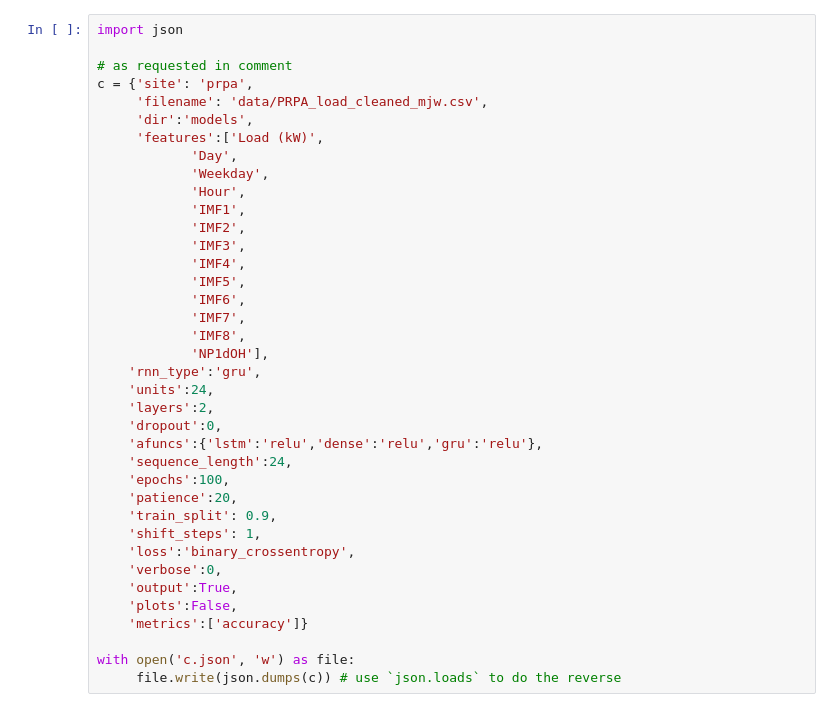
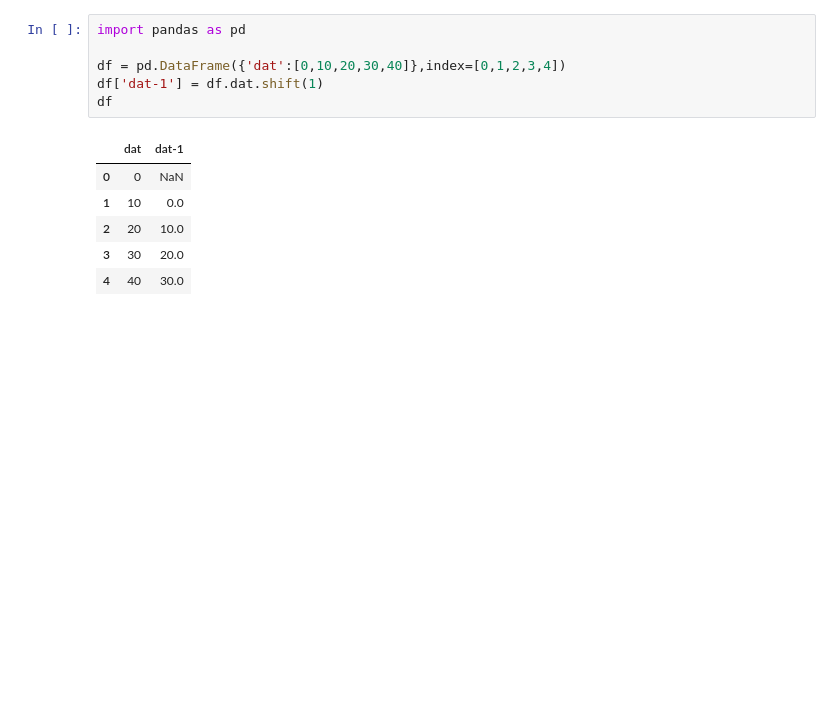
Before and after one commit to woodjmichael/NWE-System-Peak, a Jupyter notebook: sandbox.ipynb, the cells around one changed output. Cells and saved outputs as stored; diff of their text form; blank space fills up the shorter version.

```diff
--- a/sandbox.ipynb
+++ b/sandbox.ipynb
@@ -1,38 +1,13 @@
-# %%
-import json
-
-# as requested in comment
-c = {'site': 'prpa',
-     'filename': 'data/PRPA_load_cleaned_mjw.csv',
-     'dir':'models',
-     'features':['Load (kW)',
-            'Day',
-            'Weekday',
-            'Hour',
-            'IMF1',
-            'IMF2',
-            'IMF3',
-            'IMF4',
-            'IMF5',
-            'IMF6',
-            'IMF7',
-            'IMF8',
-            'NP1dOH'],
-    'rnn_type':'gru',
-    'units':24,
-    'layers':2,
-    'dropout':0,
-    'afuncs':{'lstm':'relu','dense':'relu','gru':'relu'},
-    'sequence_length':24,
-    'epochs':100,
-    'patience':20,
-    'train_split': 0.9,
-    'shift_steps': 1,
-    'loss':'binary_crossentropy',
-    'verbose':0,
-    'output':True,
-    'plots':False,
-    'metrics':['accuracy']}
-
-with open('c.json', 'w') as file:
-     file.write(json.dumps(c)) # use `json.loads` to do the reverse
+# %%
+import pandas as pd
+
+df = pd.DataFrame({'dat':[0,10,20,30,40]},index=[0,1,2,3,4])
+df['dat-1'] = df.dat.shift(1)
+df
+# %% [output]
+|  | dat | dat-1 |
+| 0 | 0 | NaN |
+| 1 | 10 | 0.0 |
+| 2 | 20 | 10.0 |
+| 3 | 30 | 20.0 |
+| 4 | 40 | 30.0 |
```
Also changed, not shown: 5 other files.
